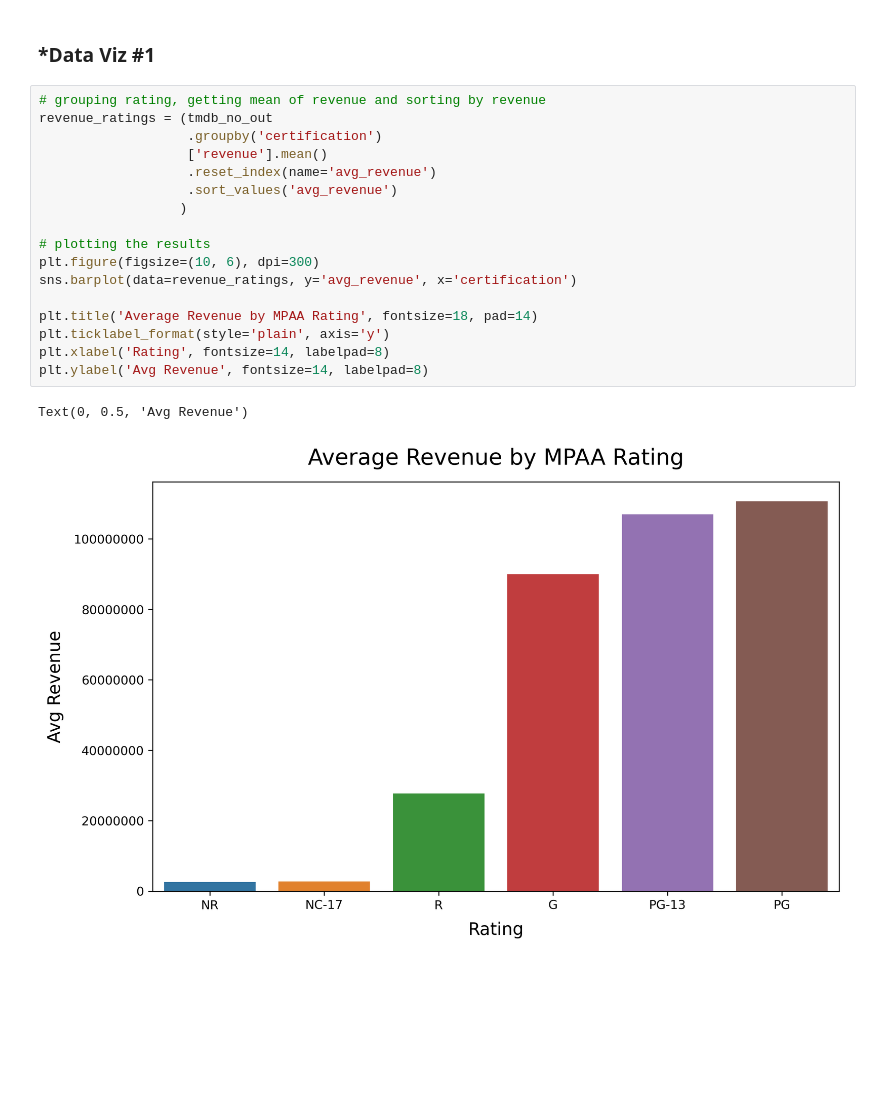
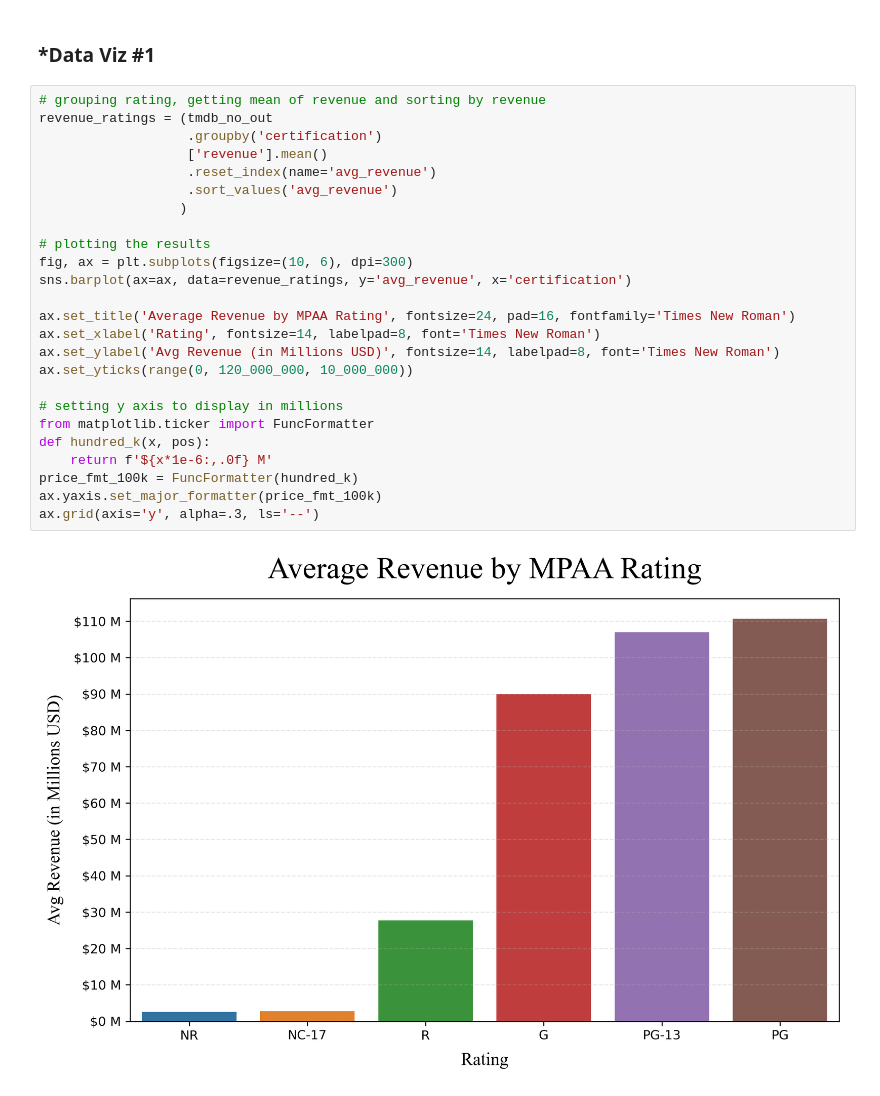
Before and after one commit to CRPeace/Movie_Data_API_Stats_Analysis, a Jupyter notebook: C.Peace_Project_3_Part_4.ipynb, the cells around one changed output. Cells and saved outputs as stored; diff of their text form; blank space fills up the shorter version.

```diff
--- a/C.Peace_Project_3_Part_4.ipynb
+++ b/C.Peace_Project_3_Part_4.ipynb
@@ -494,20 +508,27 @@ Performing Tukey's test shows us which pairs of rating groups show a statistical
 # %%
 # grouping rating, getting mean of revenue and sorting by revenue
 revenue_ratings = (tmdb_no_out
                    .groupby('certification')
                    ['revenue'].mean()
                    .reset_index(name='avg_revenue')
                    .sort_values('avg_revenue')
                   )
 
 # plotting the results
-plt.figure(figsize=(10, 6), dpi=300)
-sns.barplot(data=revenue_ratings, y='avg_revenue', x='certification')
+fig, ax = plt.subplots(figsize=(10, 6), dpi=300)
+sns.barplot(ax=ax, data=revenue_ratings, y='avg_revenue', x='certification')
 
-plt.title('Average Revenue by MPAA Rating', fontsize=18, pad=14)
-plt.ticklabel_format(style='plain', axis='y')
-plt.xlabel('Rating', fontsize=14, labelpad=8)
-plt.ylabel('Avg Revenue', fontsize=14, labelpad=8)
+ax.set_title('Average Revenue by MPAA Rating', fontsize=24, pad=16, fontfamily='Times New Roman')
+ax.set_xlabel('Rating', fontsize=14, labelpad=8, font='Times New Roman')
+ax.set_ylabel('Avg Revenue (in Millions USD)', fontsize=14, labelpad=8, font='Times New Roman')
+ax.set_yticks(range(0, 120_000_000, 10_000_000))
+
+# setting y axis to display in millions
+from matplotlib.ticker import FuncFormatter
+def hundred_k(x, pos):
+    return f'${x*1e-6:,.0f} M'
+price_fmt_100k = FuncFormatter(hundred_k)
+ax.yaxis.set_major_formatter(price_fmt_100k)
+ax.grid(axis='y', alpha=.3, ls='--')
 # %% [output]
-Text(0, 0.5, 'Avg Revenue')
-[figure, old version]
+[figure, new version]
```
Also changed, not shown: parts of 8 cells of this notebook.
